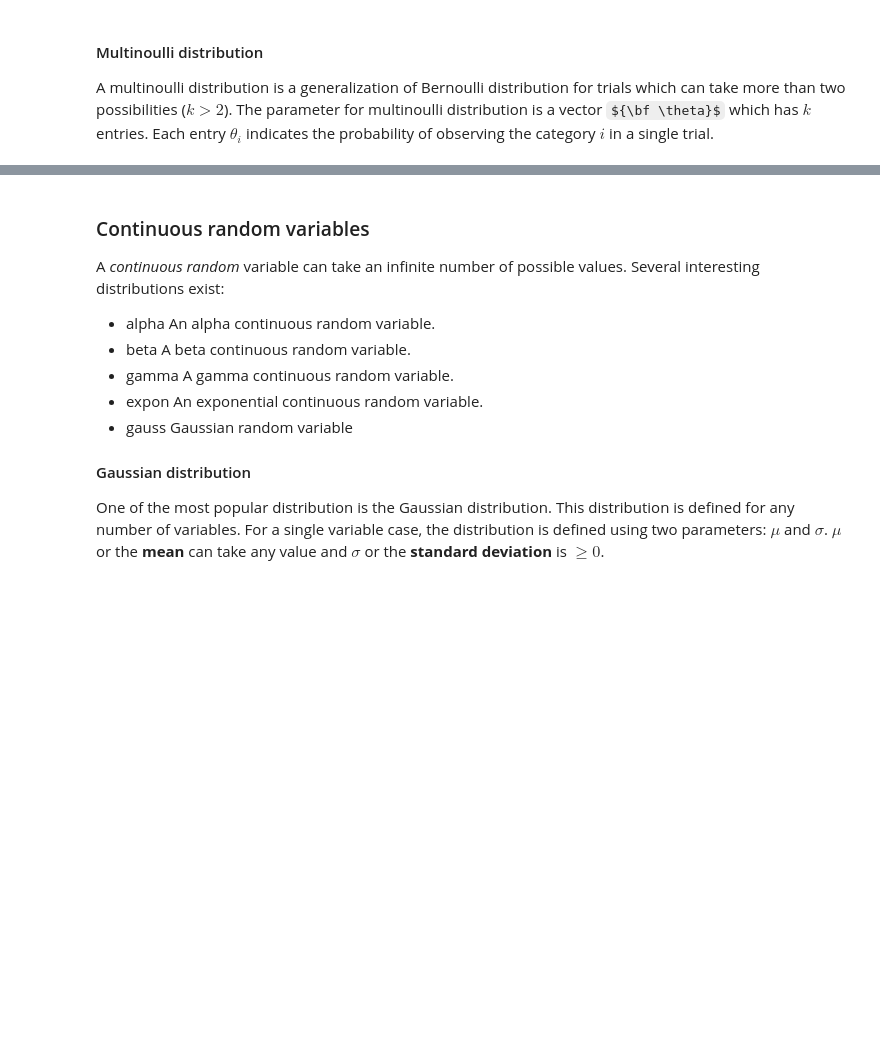
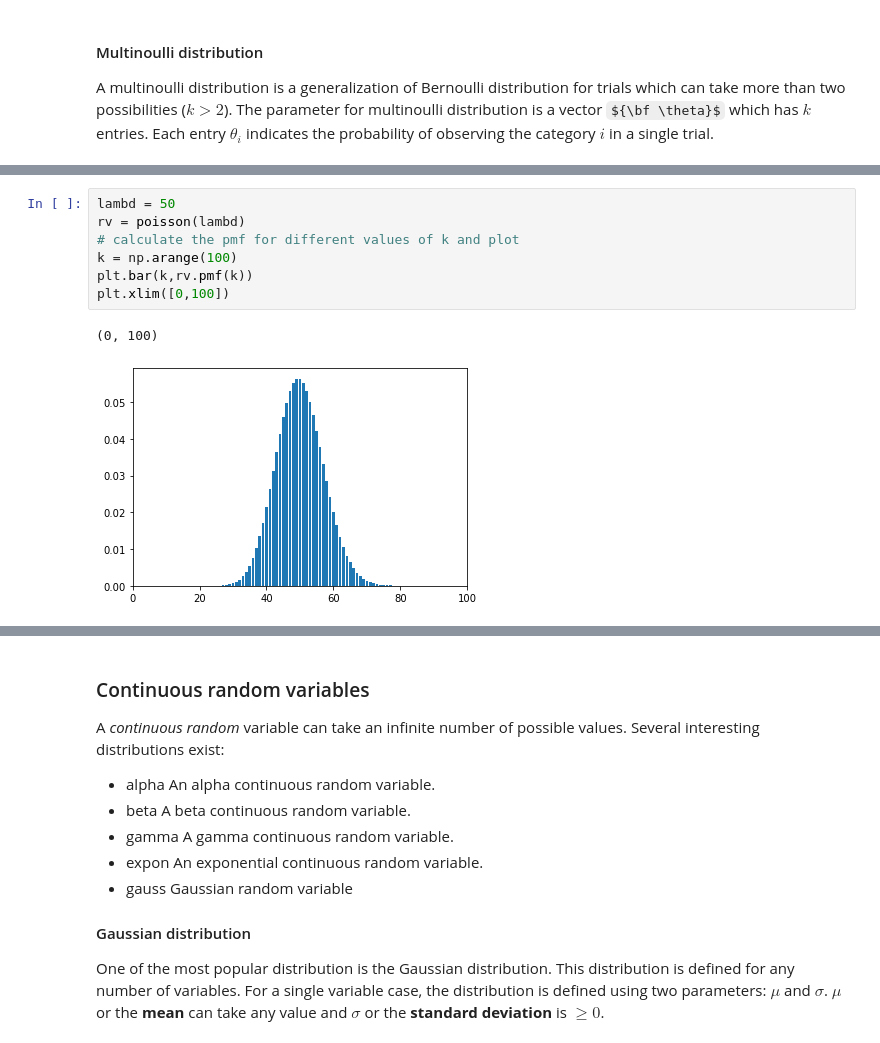
Before and after one commit to ubdsgroup/mlcourse-ub-notebooks, a Jupyter notebook: notebooks/RandomVariablesIntroduction.ipynb, the cells around one changed output, grey strips where cells are left out. Drawn from its saved outputs; the diff is of its cells as text; some formulas as TeX source; blank space fills up the shorter version.

```diff
--- a/notebooks/RandomVariablesIntroduction.ipynb
+++ b/notebooks/RandomVariablesIntroduction.ipynb
@@ -126,0 +150,10 @@ np.random.multinomial(20, [1/6.]*6, size=1)
+# %%
+lambd = 50
+rv = poisson(lambd)
+# calculate the pmf for different values of k and plot
+k = np.arange(100)
+plt.bar(k,rv.pmf(k))
+plt.xlim([0,100])
+# %% [output]
+(0, 100)
+[figure, added]
```
Also changed, not shown: parts of 17 cells of this notebook, 1 other file.
